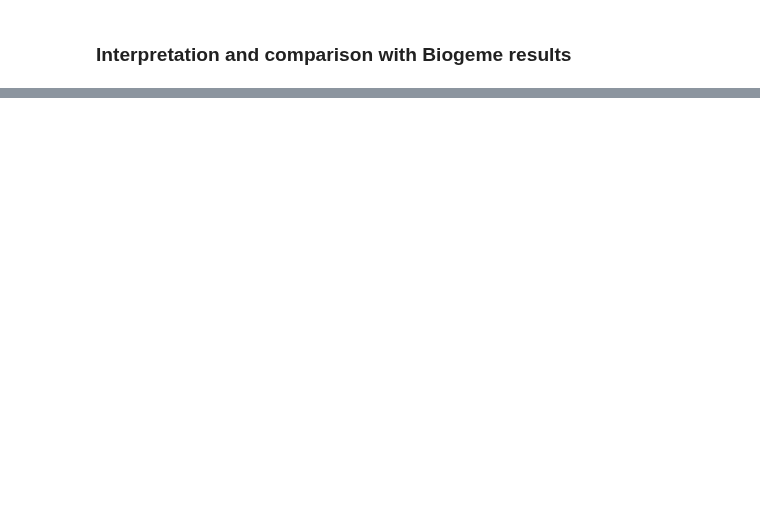
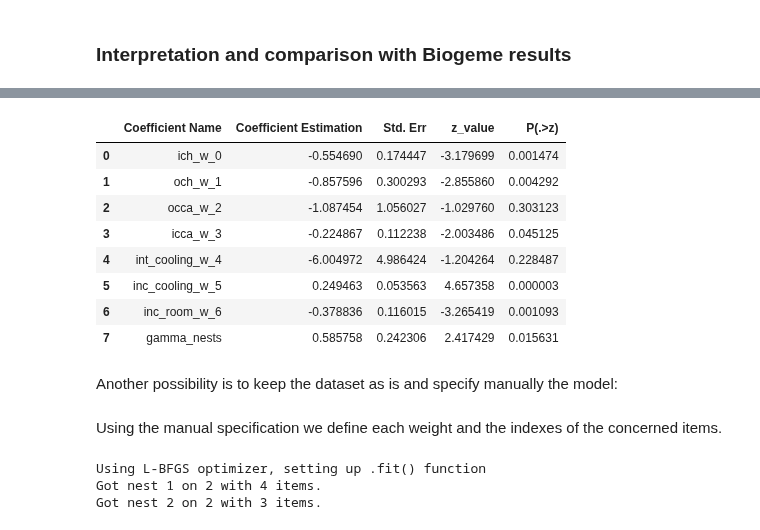
Before and after one commit to artefactory/choice-learn, a Jupyter notebook: notebooks/models/nested_logit.ipynb, the cells around one changed output, grey strips where cells are left out. Drawn from its saved outputs; the diff is of its cells as text; code cells hidden in the pictures; blank space fills up the shorter version.

```diff
--- a/notebooks/models/nested_logit.ipynb
+++ b/notebooks/models/nested_logit.ipynb
@@ -78,0 +165,21 @@ probas = swiss_model.predict_probas(swiss_dataset)
+# %%
+for item in items_id:
+    if item in cooling_modes:
+        df[f"int_cooling.{item}"] = 1.
+        df[f"inc_cooling.{item}"] = df.income
+    else:
+        df[f"int_cooling.{item}"] = 0.
+        df[f"inc_cooling.{item}"] = 0.
+    if item in room_modes:
+        df[f"inc_room.{item}"] = df.income
+    else:
+        df[f"inc_room.{item}"] = 0
+# %%
+# Creating the dataset from this preprocessed dataframe
+dataset = ChoiceDataset.from_single_wide_df(df=df,
+                                            items_features_prefixes=["ich", "och", "occa", "icca",
+                                                                     "int_cooling", "inc_cooling", "inc_room"],
+                                            delimiter=".",
+                                            items_id=items_id,
+                                            choices_column="depvar",
+                                            choice_format="items_id")
@@ -78,0 +210,2 @@ probas = swiss_model.predict_probas(swiss_dataset)
+# %%
+hist = model.fit(dataset, get_report=True, verbose=1)
@@ -78,0 +231,14 @@ probas = swiss_model.predict_probas(swiss_dataset)
+# %%
+model.report
+# %% [output]
+|  | Coefficient Name | Coefficient Estimation | Std. Err | z_value | P(.>z) |
+| 0 | ich_w_0 | -0.554690 | 0.174447 | -3.179699 | 0.001474 |
+| 1 | och_w_1 | -0.857596 | 0.300293 | -2.855860 | 0.004292 |
+| 2 | occa_w_2 | -1.087454 | 1.056027 | -1.029760 | 0.303123 |
+| 3 | icca_w_3 | -0.224867 | 0.112238 | -2.003486 | 0.045125 |
+| 4 | int_cooling_w_4 | -6.004972 | 4.986424 | -1.204264 | 0.228487 |
+| 5 | inc_cooling_w_5 | 0.249463 | 0.053563 | 4.657358 | 0.000003 |
+| 6 | inc_room_w_6 | -0.378836 | 0.116015 | -3.265419 | 0.001093 |
+| 7 | gamma_nests | 0.585758 | 0.242306 | 2.417429 | 0.015631 |
+# %% [markdown]
+Another possibility is to keep the dataset as is and specify manually the model:
@@ -78,0 +254,22 @@ probas = swiss_model.predict_probas(swiss_dataset)
+# %% [markdown]
+Using the manual specification we define each weight and the indexes of the concerned items.
+# %%
+model = NestedLogit(items_nests=[[0, 1, 2, 3], [4, 5, 6]],
+                    optimizer="lbfgs",
+                    shared_gammas_over_nests=True)
+# Coefficients that are for all the alternatives
+model.add_shared_coefficient(feature_name="ich", items_indexes=[0, 1, 2, 3, 4, 5, 6])
+model.add_shared_coefficient(feature_name="och", items_indexes=[0, 1, 2, 3, 4, 5, 6])
+model.add_shared_coefficient(feature_name="icca", items_indexes=[0, 1, 2, 3, 4, 5, 6])
+model.add_shared_coefficient(feature_name="occa", items_indexes=[0, 1, 2, 3, 4, 5, 6])
+
+# The coefficients concerning the income are split into two groups of alternatives:
+model.add_shared_coefficient(feature_name="income", items_indexes=[0, 1, 2, 3], coefficient_name="income_cooling")
+model.add_shared_coefficient(feature_name="income", items_indexes=[2, 6], coefficient_name="income_room")
+
+# Finally only one nest has an intercept
+model.add_shared_coefficient(feature_name="intercept", items_indexes=[0, 1, 2, 3])
+# %% [output]
+Using L-BFGS optimizer, setting up .fit() function
+Got nest 1 on 2 with 4 items.
+Got nest 2 on 2 with 3 items.
```
Also changed, not shown: parts of 22 cells of this notebook, 1 other file.
